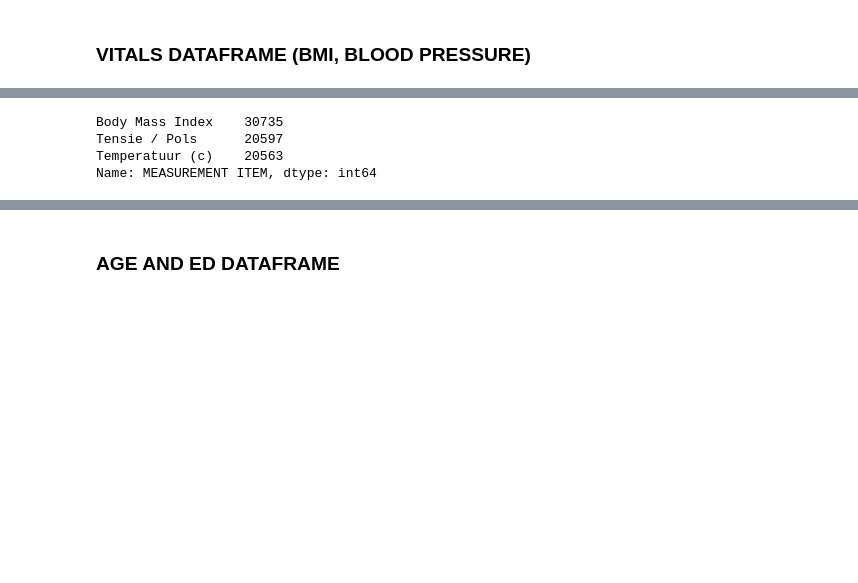
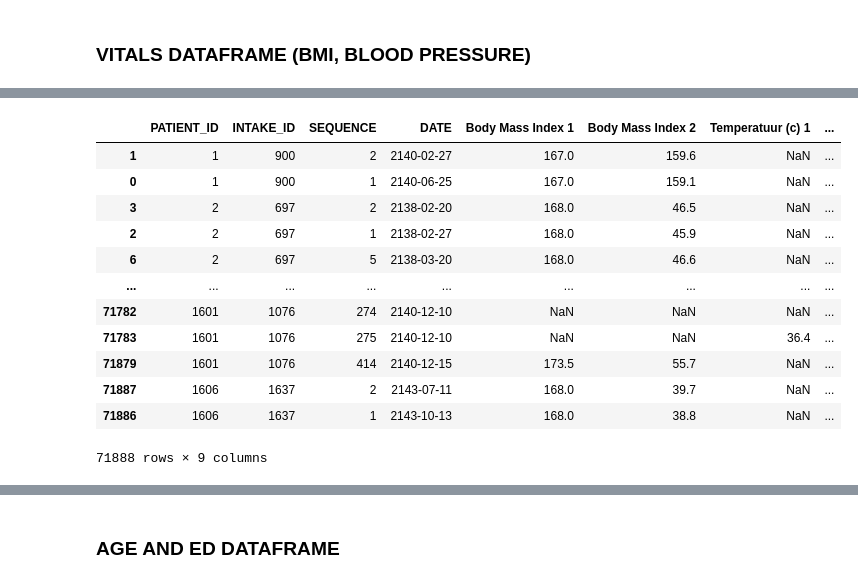
Before and after one commit to puckkwaspen/BEP_RFS, a Jupyter notebook: EDA.ipynb, the cells around one changed output, grey strips where cells are left out. Cells and saved outputs as stored; diff of their text form; code cells hidden in the pictures; blank space fills up the shorter version.

```diff
--- a/EDA.ipynb
+++ b/EDA.ipynb
@@ -185,7 +184,41 @@ See the caveats in the documentation: https://pandas.pydata.org/pandas-docs/stab
 # %%
-vitals_df['MEASUREMENT ITEM'].value_counts()
+df_melted = vitals_df.melt(id_vars=['PATIENT_ID', 'INTAKE_ID', 'SEQUENCE', 'DATE', 'MEASUREMENT ITEM'],
+                     value_vars=['VALUE 1', 'VALUE 2'],
+                     var_name='VALUE_TYPE',
+                     value_name='VALUE')
+
+
+
+# Create a unique identifier for multiple values of the same measurement
+df_melted['MEASUREMENT ITEM'] = df_melted['MEASUREMENT ITEM'] + " " + df_melted.groupby(['PATIENT_ID', 'INTAKE_ID', 'SEQUENCE', 'DATE', 'MEASUREMENT ITEM']).cumcount().add(1).astype(str)
+
+# Pivot the table to get the desired structure
+df_pivot = df_melted.pivot_table(index=['PATIENT_ID', 'INTAKE_ID', 'SEQUENCE', 'DATE'],
+                                 columns='MEASUREMENT ITEM',
+                                 values='VALUE',
+                                 aggfunc='first')
+
+# Flatten the MultiIndex columns
+df_pivot.columns = [col for col in df_pivot.columns]
+
+# Reset index to get a clean DataFrame
+df_finals = df_pivot.reset_index()
+
+# Display the transformed DataFrame
+df_finals.sort_values(by=['PATIENT_ID', 'INTAKE_ID', 'DATE'], inplace=True)
+
+df_finals
 # %% [output]
+|  | PATIENT_ID | INTAKE_ID | SEQUENCE | DATE | Body Mass Index 1 | Body Mass Index 2 | Temperatuur (c) 1 | ... |
+| 1 | 1 | 900 | 2 | 2140-02-27 | 167.0 | 159.6 | NaN | ... |
+| 0 | 1 | 900 | 1 | 2140-06-25 | 167.0 | 159.1 | NaN | ... |
+| 3 | 2 | 697 | 2 | 2138-02-20 | 168.0 | 46.5 | NaN | ... |
+| 2 | 2 | 697 | 1 | 2138-02-27 | 168.0 | 45.9 | NaN | ... |
+| 6 | 2 | 697 | 5 | 2138-03-20 | 168.0 | 46.6 | NaN | ... |
+| ... | ... | ... | ... | ... | ... | ... | ... | ... |
+| 71782 | 1601 | 1076 | 274 | 2140-12-10 | NaN | NaN | NaN | ... |
+| 71783 | 1601 | 1076 | 275 | 2140-12-10 | NaN | NaN | 36.4 | ... |
+| 71879 | 1601 | 1076 | 414 | 2140-12-15 | 173.5 | 55.7 | NaN | ... |
+| 71887 | 1606 | 1637 | 2 | 2143-07-11 | 168.0 | 39.7 | NaN | ... |
+| 71886 | 1606 | 1637 | 1 | 2143-10-13 | 168.0 | 38.8 | NaN | ... |
-Body Mass Index    30735
-Tensie / Pols      20597
-Temperatuur (c)    20563
-Name: MEASUREMENT ITEM, dtype: int64
+71888 rows × 9 columns
```
Also changed, not shown: parts of 11 cells of this notebook.
